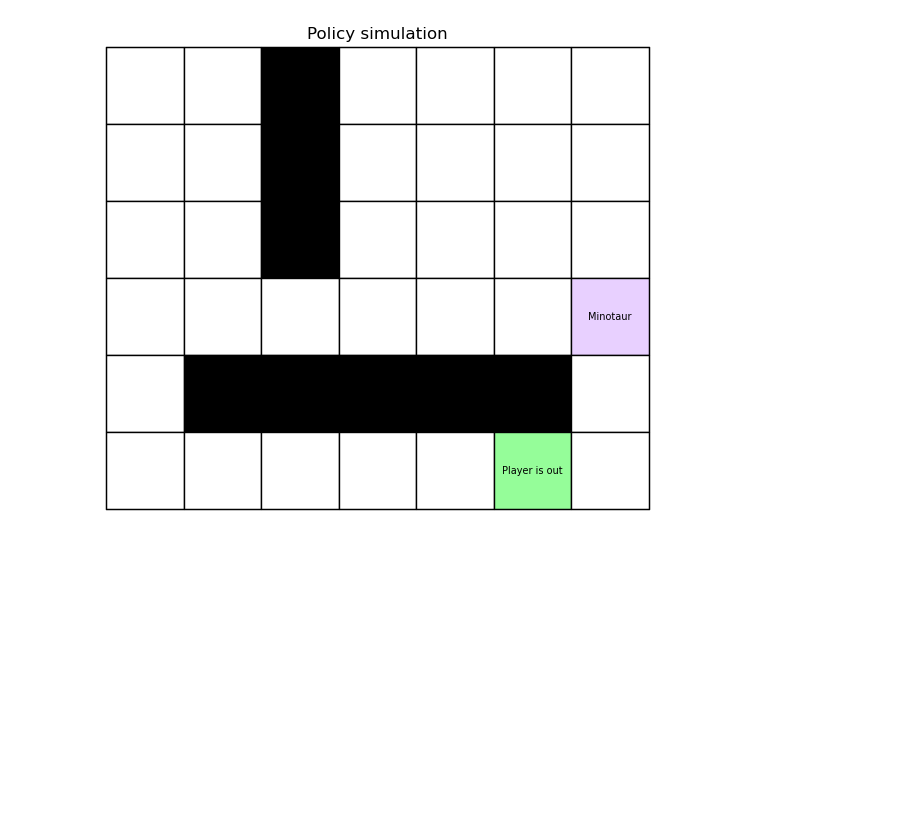
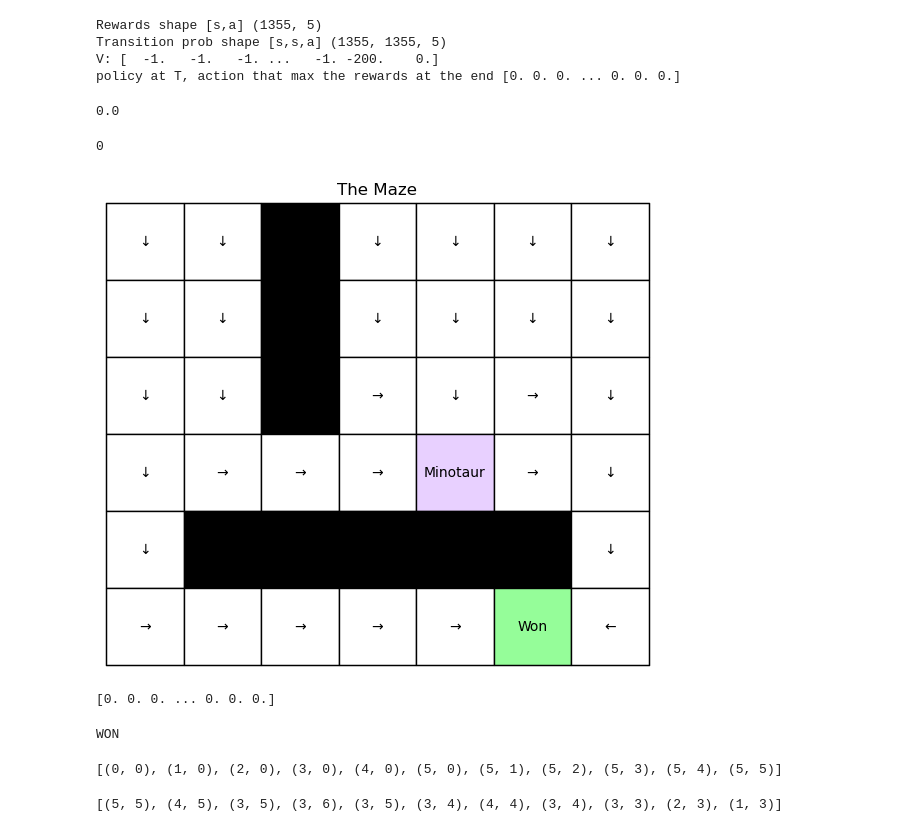
Before and after one commit to citrovin/reinforcement-learning, a Jupyter notebook: lab1/lab1.ipynb, the cells around one changed output. Saved outputs shown, nothing was run; the diff lists cells and outputs as text; code cells hidden in the pictures; blank space fills up the shorter version.

Commit message:
Added dynamic programming with minotaur

```diff
--- a/lab1/lab1.ipynb
+++ b/lab1/lab1.ipynb
@@ -20,14 +26,42 @@ env = mz.Maze(maze)
+# %%
+# Finite horizon
+horizon = 15
+# Solve the MDP problem with dynamic programming
+V, policy= mz.dynamic_programming_minotaur(env,horizon);
+# %% [output]
+Rewards shape [s,a] (1355, 5)
+Transition prob shape [s,s,a] (1355, 1355, 5)
+V: [  -1.   -1.   -1. ...   -1. -200.    0.]
+policy at T, action that max the rewards at the end [0. 0. 0. ... 0. 0. 0.]
+# %%
+policy[34,horizon]
+# %% [output]
+0.0
+# %%
+minotaur = (3,4)
+time = 4
+mz.draw_policy(env, minotaur, policy, time)
+# %% [output]
+0
+[figure, added]
+# %%
+print(policy[:, horizon])
+# %% [output]
+[0. 0. 0. ... 0. 0. 0.]
 # %%
-# Finite horizon
-horizon = 15
-# Solve the MDP problem with dynamic programming
-V, policy= mz.dynamic_programming(env,horizon);
+
 # Simulate the shortest path starting from position A
 method = 'DynProg';
 start  = (0,0);
 minotaur_start= (5,5);
-path, minotaur_path = env.simulate(start, policy, method, minotaur_start);
-# Show the shortest path
-mz.animate_solution(maze, path, minotaur_path)
+path, minotaur_path = env.simulate_minotaur(start, minotaur_start, policy, method);
 # %% [output]
-[figure, removed]
+WON
+# %%
+print(path)
+# %% [output]
+[(0, 0), (1, 0), (2, 0), (3, 0), (4, 0), (5, 0), (5, 1), (5, 2), (5, 3), (5, 4), (5, 5)]
+# %%
+print(minotaur_path)
+# %% [output]
+[(5, 5), (4, 5), (3, 5), (3, 6), (3, 5), (3, 4), (4, 4), (3, 4), (3, 3), (2, 3), (1, 3)]
```
Also changed, not shown: parts of 3 cells of this notebook, 1 other file.
